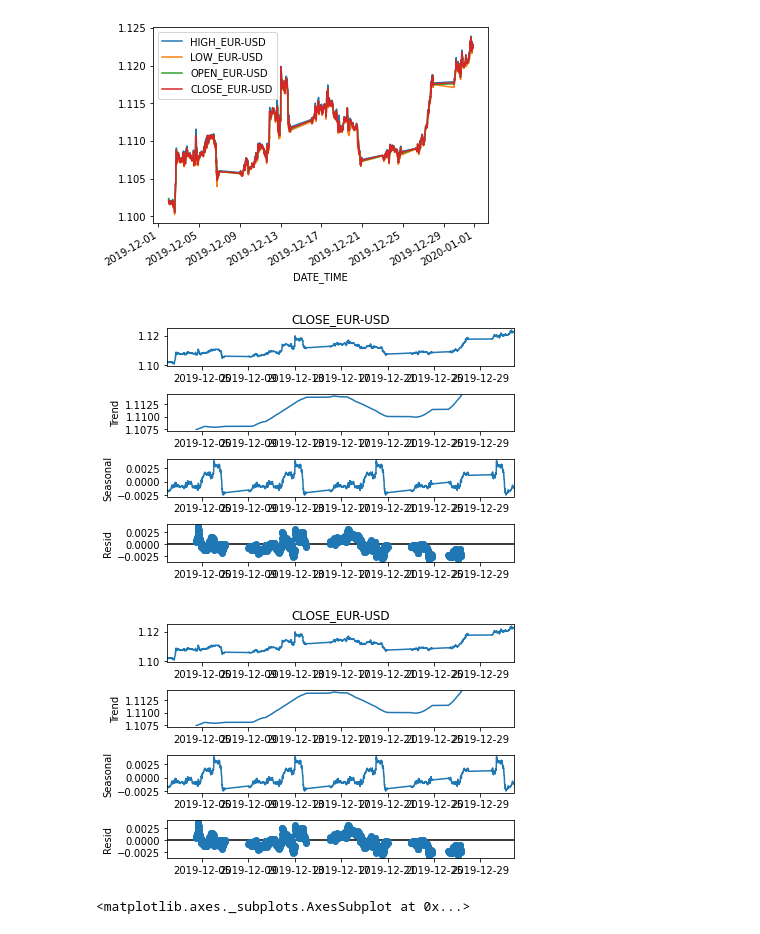
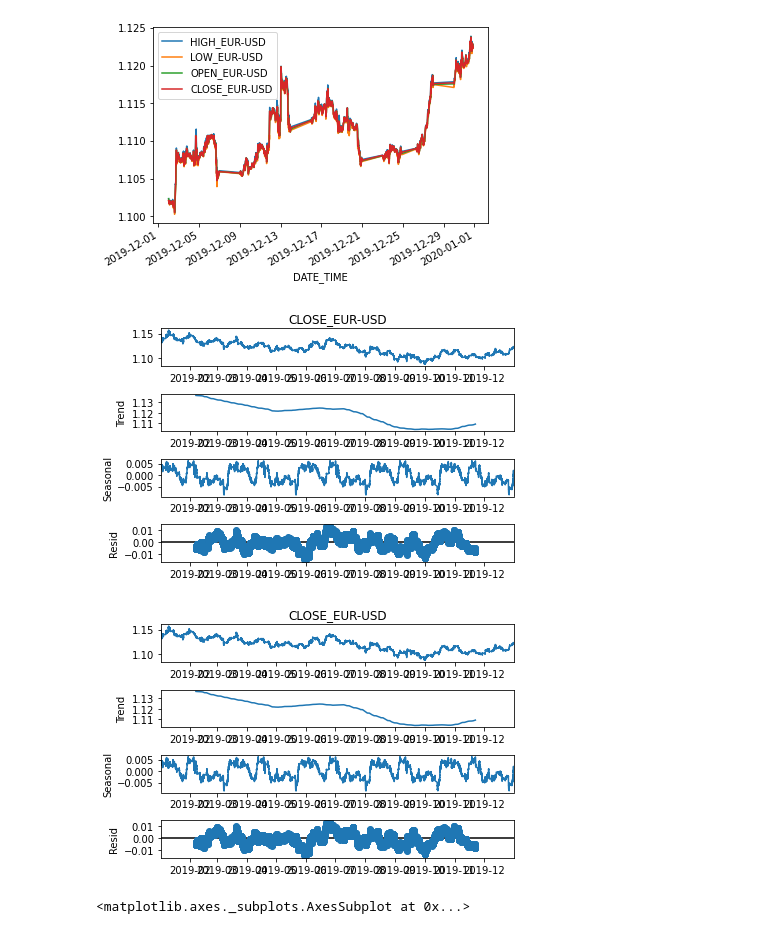
Before and after one commit to pabloestevezm/FP, a Jupyter notebook: modelling.ipynb, the cells around one changed output. Drawn from its saved outputs; the diff is of its cells as text; code cells hidden in the pictures.

```diff
--- a/modelation.ipynb
+++ b/modelling.ipynb
@@ -25,11 +27,12 @@ forex_pairs_sample[['HIGH_EUR-USD','LOW_EUR-USD', 'OPEN_EUR-USD', 'CLOSE_EUR-USD
 <matplotlib.axes._subplots.AxesSubplot at 0x...>
 [figure]
 # %%
-first_plt = sm.tsa.seasonal_decompose(forex_pairs_sample["CLOSE_EUR-USD"], freq= 480)
+# Closest freq to our dataset
+first_plt = sm.tsa.seasonal_decompose(forex_pairs["CLOSE_EUR-USD"], freq= 5000)
 first_plt.plot()
 # %% [output]
-[figure, old version]
+[figure, new version]
-[figure, old version]
+[figure, new version]
 # %%
 pd.plotting.lag_plot(forex_pairs['CLOSE_EUR-USD'])
 # %% [output]
```
Also changed, not shown: parts of 30 cells of this notebook, 3 other files.
